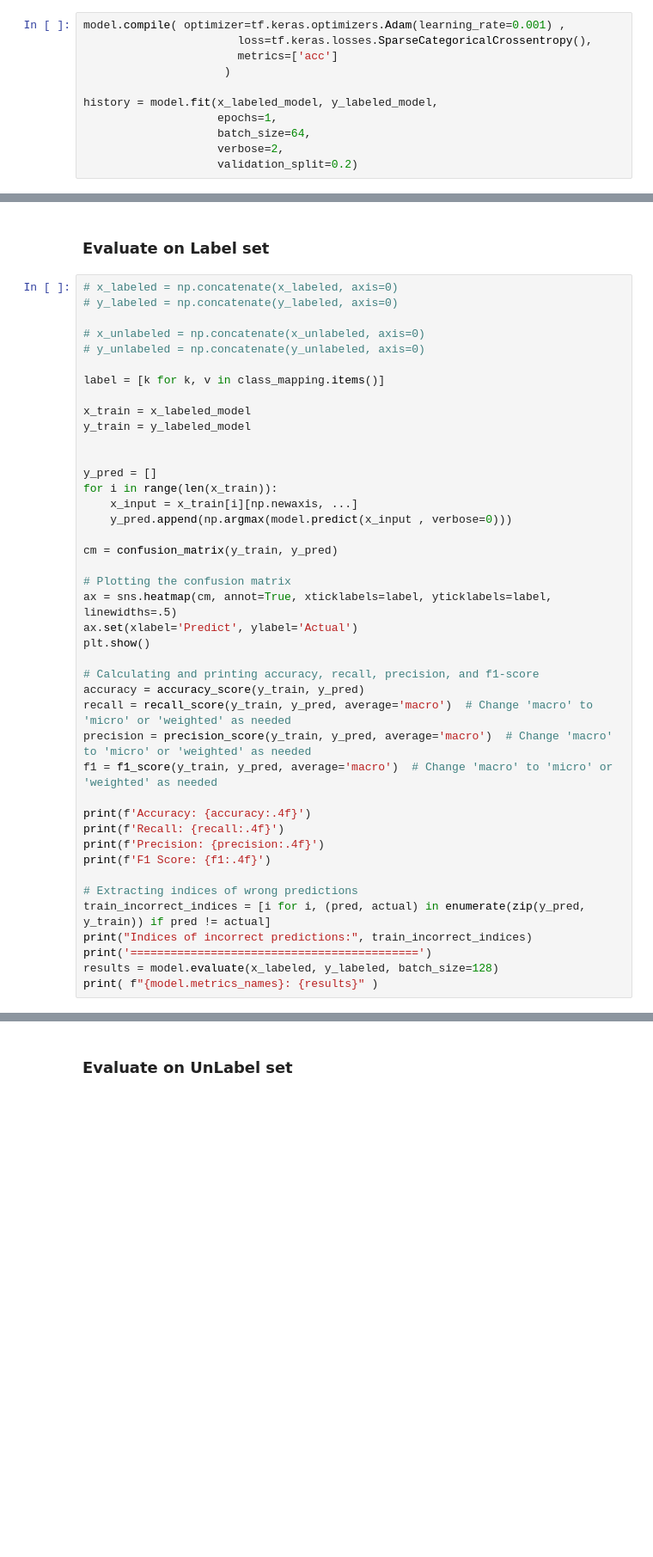
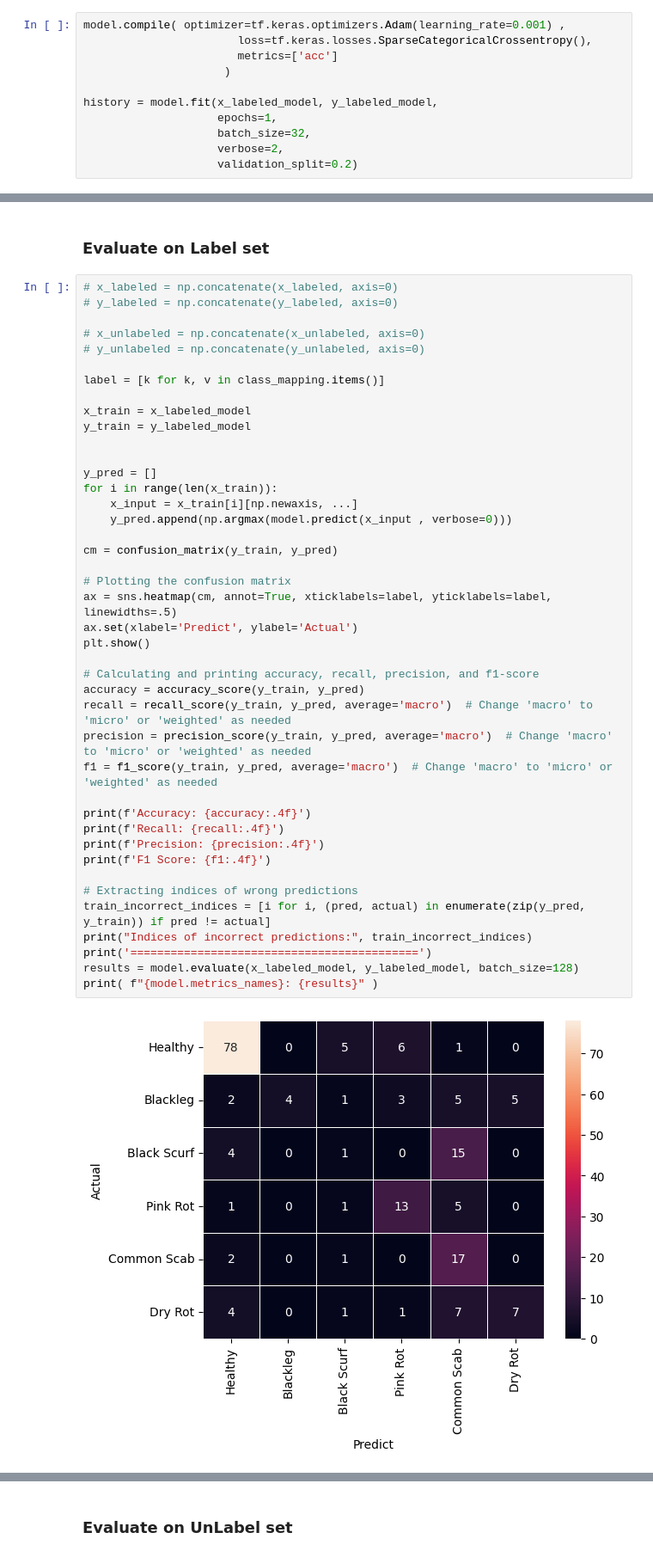
Before and after one commit to y-lims/DADS7202_Potato, a Jupyter notebook: semi_sup_template.ipynb, the cells around one changed output, grey strips where cells are left out. Shown at 86% size. Drawn from its saved outputs; the diff is of its cells as text; blank space fills up the shorter version.

```diff
--- a/semi_sup_template.ipynb
+++ b/semi_sup_template.ipynb
@@ -471,6 +576,6 @@ model.compile( optimizer=tf.keras.optimizers.Adam(learning_rate=0.001) ,
 
 history = model.fit(x_labeled_model, y_labeled_model,
                     epochs=1,
-                    batch_size=64,
+                    batch_size=32,
                     verbose=2,
                     validation_split=0.2)
@@ -549,31 +681,33 @@ y_train = y_labeled_model
 
 
 y_pred = []
 for i in range(len(x_train)):
     x_input = x_train[i][np.newaxis, ...]
     y_pred.append(np.argmax(model.predict(x_input , verbose=0)))
 
 cm = confusion_matrix(y_train, y_pred)
 
 # Plotting the confusion matrix
 ax = sns.heatmap(cm, annot=True, xticklabels=label, yticklabels=label, linewidths=.5)
 ax.set(xlabel='Predict', ylabel='Actual')
 plt.show()
 
 # Calculating and printing accuracy, recall, precision, and f1-score
 accuracy = accuracy_score(y_train, y_pred)
 recall = recall_score(y_train, y_pred, average='macro')  # Change 'macro' to 'micro' or 'weighted' as needed
 precision = precision_score(y_train, y_pred, average='macro')  # Change 'macro' to 'micro' or 'weighted' as needed
 f1 = f1_score(y_train, y_pred, average='macro')  # Change 'macro' to 'micro' or 'weighted' as needed
 
 print(f'Accuracy: {accuracy:.4f}')
 print(f'Recall: {recall:.4f}')
 print(f'Precision: {precision:.4f}')
 print(f'F1 Score: {f1:.4f}')
 
 # Extracting indices of wrong predictions
 train_incorrect_indices = [i for i, (pred, actual) in enumerate(zip(y_pred, y_train)) if pred != actual]
 print("Indices of incorrect predictions:", train_incorrect_indices)
 print('===========================================')
-results = model.evaluate(x_labeled, y_labeled, batch_size=128)
+results = model.evaluate(x_labeled_model, y_labeled_model, batch_size=128)
 print( f"{model.metrics_names}: {results}" )
+# %% [output]
+[figure, added]
```
Also changed, not shown: parts of 25 cells of this notebook.
